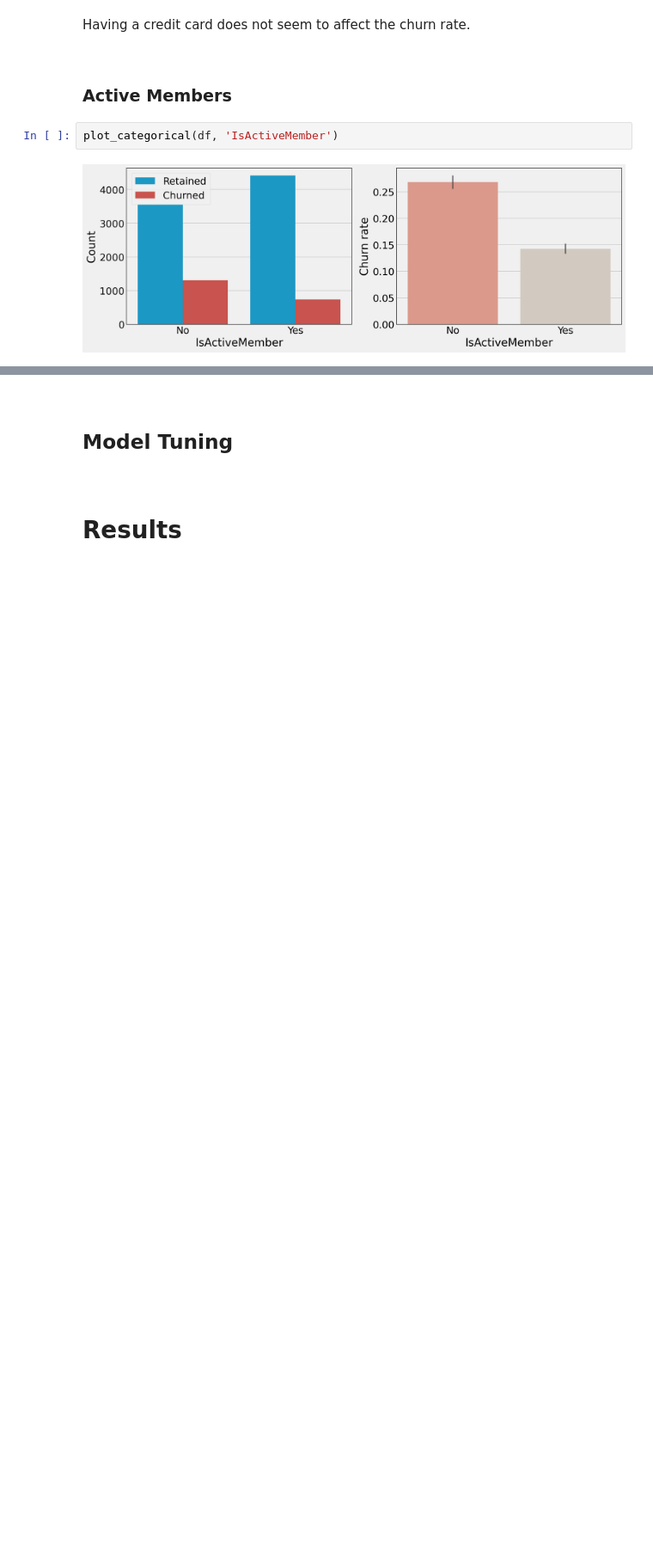
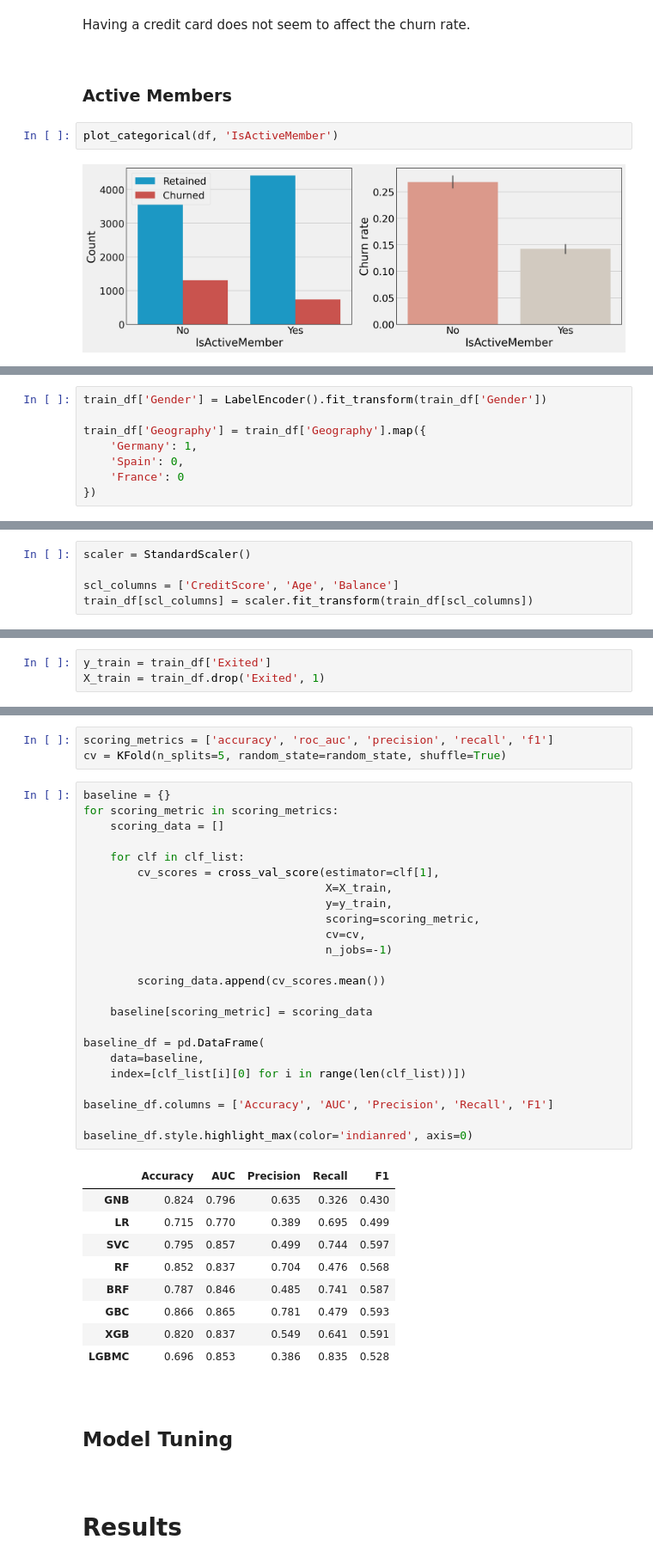
Before and after one commit to KOrfanakis/Predicting_Customer_Churn_Classification, a Jupyter notebook: Analysis_Notebook.ipynb, the cells around one changed output, grey strips where cells are left out. Shown at 86% size. Saved outputs shown, nothing was run; the diff lists cells and outputs as text; blank space fills up the shorter version.

Commit message:
Added section on pre-processing and baseline performance

```diff
--- a/Analysis_Notebook.ipynb
+++ b/Analysis_Notebook.ipynb
@@ -542,0 +580,8 @@ It is not a surprise that inactive customers are more likely to churn. A signifi
+# %%
+train_df['Gender'] = LabelEncoder().fit_transform(train_df['Gender'])
+
+train_df['Geography'] = train_df['Geography'].map({
+    'Germany': 1,
+    'Spain': 0,
+    'France': 0
+})
@@ -542,0 +596,5 @@ It is not a surprise that inactive customers are more likely to churn. A signifi
+# %%
+scaler = StandardScaler()
+
+scl_columns = ['CreditScore', 'Age', 'Balance']
+train_df[scl_columns] = scaler.fit_transform(train_df[scl_columns])
@@ -542,0 +603,3 @@ It is not a surprise that inactive customers are more likely to churn. A signifi
+# %%
+y_train = train_df['Exited']
+X_train = train_df.drop('Exited', 1)
@@ -543,3 +658,40 @@ It is not a surprise that inactive customers are more likely to churn. A signifi
+# %%
+scoring_metrics = ['accuracy', 'roc_auc', 'precision', 'recall', 'f1']
+cv = KFold(n_splits=5, random_state=random_state, shuffle=True)
+# %%
+baseline = {}
+for scoring_metric in scoring_metrics:
+    scoring_data = []
+
+    for clf in clf_list:
+        cv_scores = cross_val_score(estimator=clf[1],
+                                    X=X_train,
+                                    y=y_train,
+                                    scoring=scoring_metric,
+                                    cv=cv,
+                                    n_jobs=-1)
+
+        scoring_data.append(cv_scores.mean())
+
+    baseline[scoring_metric] = scoring_data
+
+baseline_df = pd.DataFrame(
+    data=baseline,
+    index=[clf_list[i][0] for i in range(len(clf_list))])
+
+baseline_df.columns = ['Accuracy', 'AUC', 'Precision', 'Recall', 'F1']
+
+baseline_df.style.highlight_max(color='indianred', axis=0)
+# %% [output]
+|  | Accuracy | AUC | Precision | Recall | F1 |
+| GNB | 0.824 | 0.796 | 0.635 | 0.326 | 0.430 |
+| LR | 0.715 | 0.770 | 0.389 | 0.695 | 0.499 |
+| SVC | 0.795 | 0.857 | 0.499 | 0.744 | 0.597 |
+| RF | 0.852 | 0.837 | 0.704 | 0.476 | 0.568 |
+| BRF | 0.787 | 0.846 | 0.485 | 0.741 | 0.587 |
+| GBC | 0.866 | 0.865 | 0.781 | 0.479 | 0.593 |
+| XGB | 0.820 | 0.837 | 0.549 | 0.641 | 0.591 |
+| LGBMC | 0.696 | 0.853 | 0.386 | 0.835 | 0.528 |
 # %% [markdown]
 <br>
 
```
Also changed, not shown: parts of 23 cells of this notebook.
